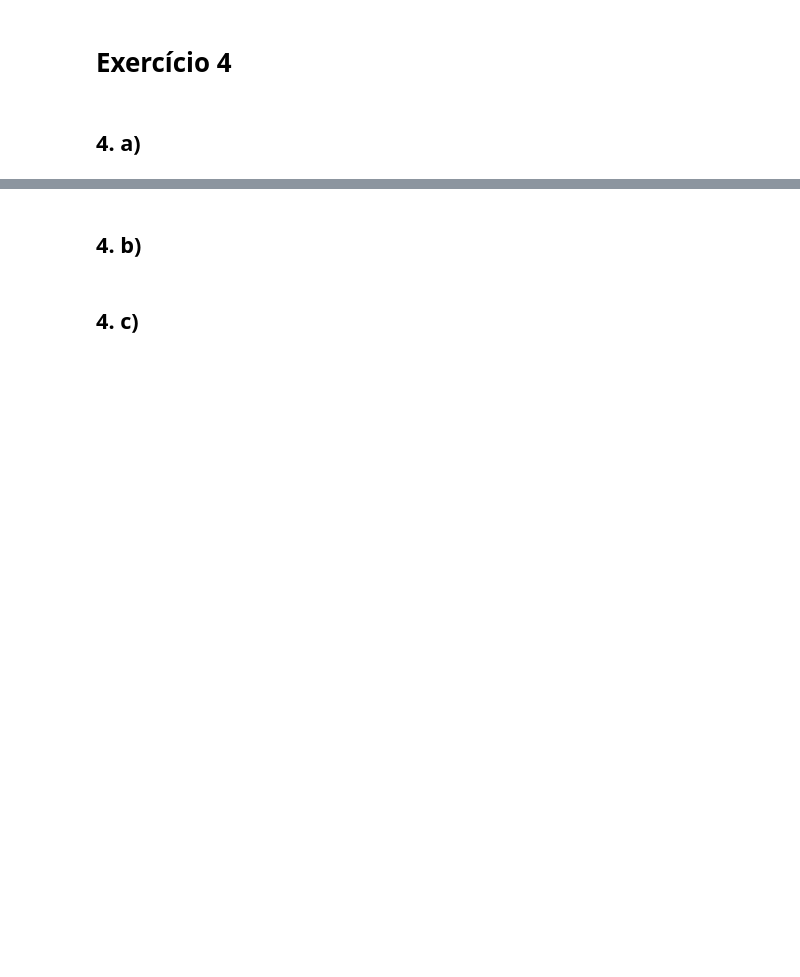
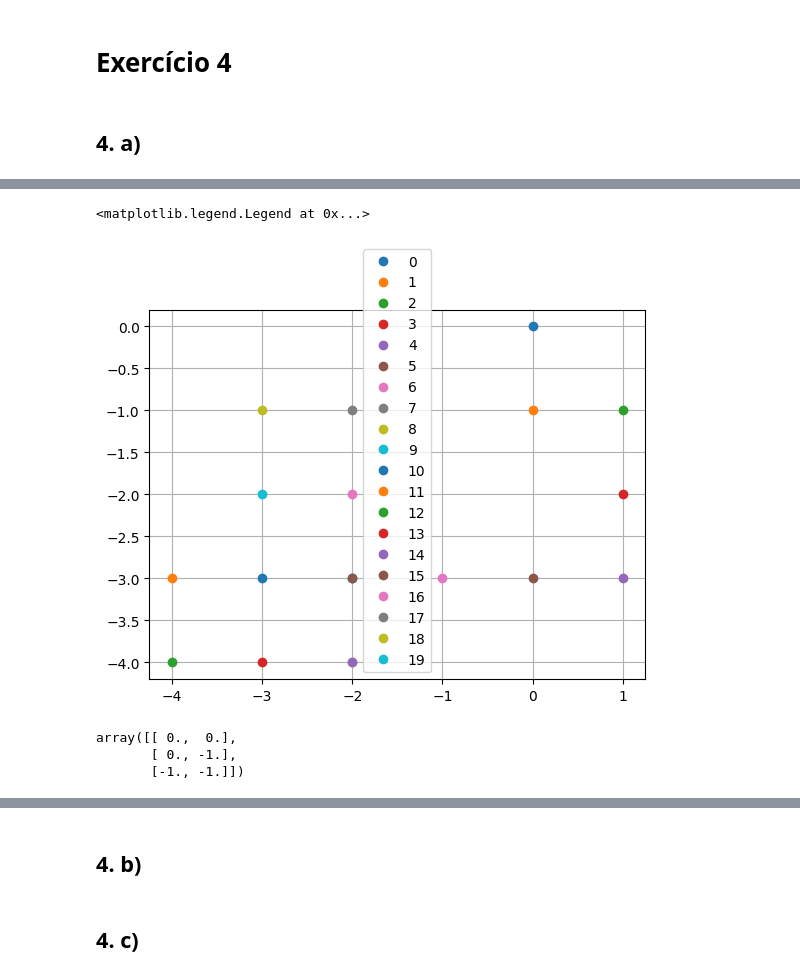
Before and after one commit to vdvdlk/metcomp2, a Jupyter notebook: lista03.ipynb, the cells around one changed output, grey strips where cells are left out. Cells and saved outputs as stored; diff of their text form; code cells hidden in the pictures; blank space fills up the shorter version.

```diff
--- a/lista03.ipynb
+++ b/lista03.ipynb
@@ -58,0 +162,19 @@ ax_2.plot(x2ave_2)
+# %%
+plt.grid()
+n = 20
+r = rwalk_2d(n)
+
+for i in range(n):
+    plt.plot(r[i, 0], r[i, 1], 'o', label=str(i))
+# plt.plot(rwalk_2d(20)[:, 0], rwalk_2d(20)[:, 1], 'o')
+
+plt.legend()
+# %% [output]
+<matplotlib.legend.Legend at 0x...>
+[figure, added]
+# %%
+r
+# %% [output]
+array([[ 0.,  0.],
+       [ 0., -1.],
+       [-1., -1.]])
```
Also changed, not shown: parts of 10 cells of this notebook, 30 other files.
